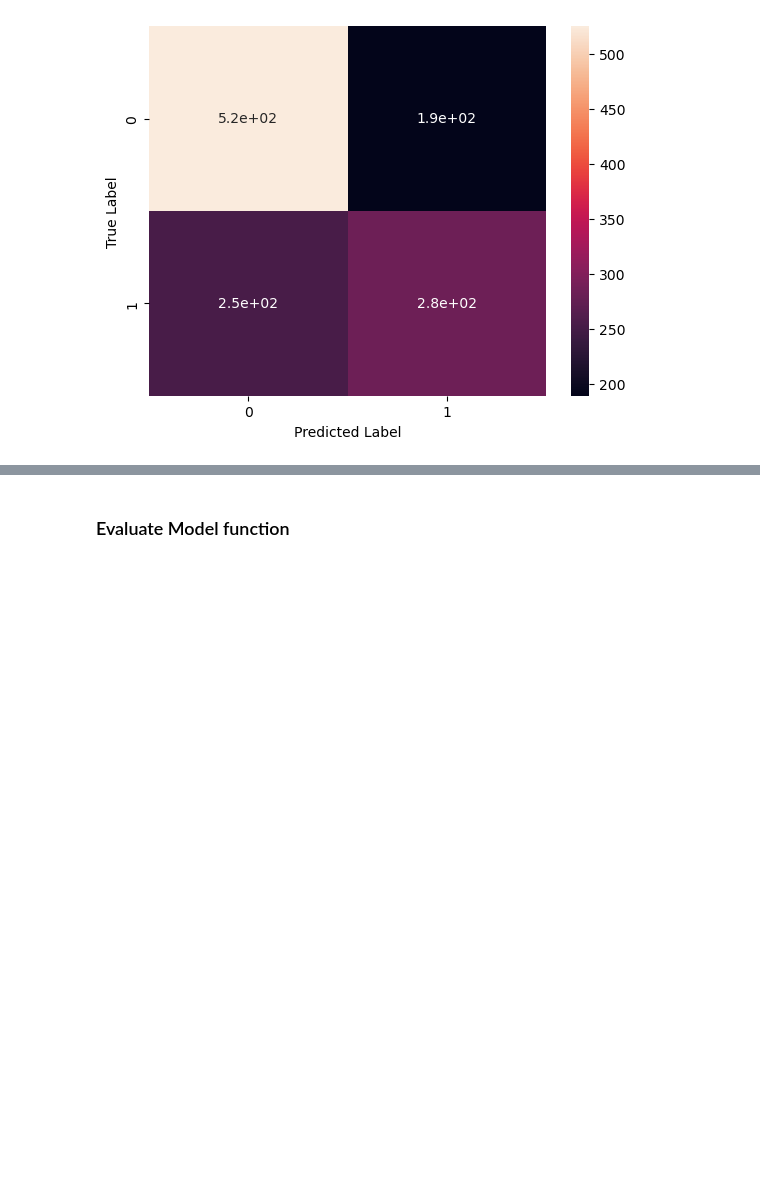
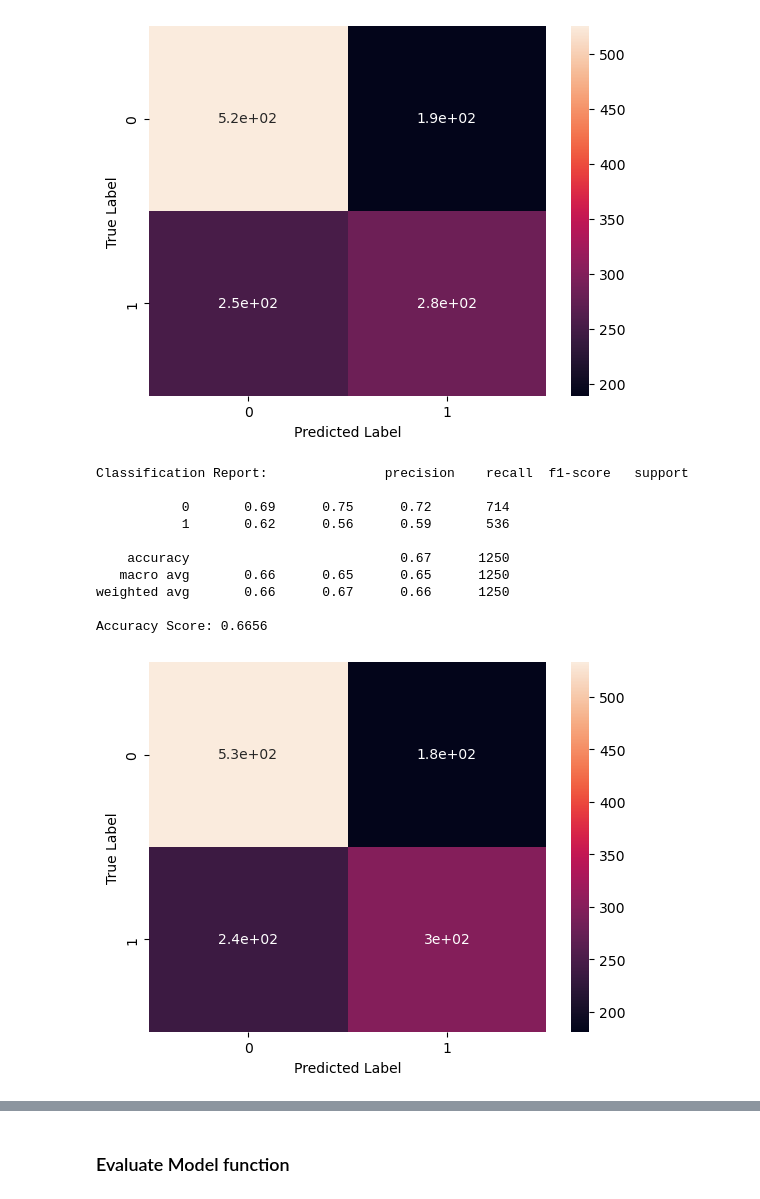
Before and after one commit to alim0118/customer-churn-predictor, a Jupyter notebook: Churn_Predictor.ipynb, the cells around one changed output, grey strips where cells are left out. Saved outputs shown, nothing was run; the diff lists cells and outputs as text; code cells hidden in the pictures; blank space fills up the shorter version.

```diff
--- a/Churn_Predictor.ipynb
+++ b/Churn_Predictor.ipynb
@@ -666,3 +668,24 @@ weighted avg       0.64      0.65      0.64      1250
 
 Accuracy Score: 0.6464
 [figure]
+# %%
+# increase number of branches (default=100)
+
+randomforest_200 = RandomForestClassifier(random_state=0, n_estimators=200)
+randomforest_200.fit(X_train, Y_train)
+y_pred_RF = randomforest_200.predict(X_test)
+
+print_classification_report(Y_test, y_pred_RF)
+print_conf_matrix(Y_test, y_pred_RF)
+# %% [output]
+Classification Report:               precision    recall  f1-score   support
+
+           0       0.69      0.75      0.72       714
+           1       0.62      0.56      0.59       536
+
+    accuracy                           0.67      1250
+   macro avg       0.66      0.65      0.65      1250
+weighted avg       0.66      0.67      0.66      1250
+
+Accuracy Score: 0.6656
+[figure, added]
```
Also changed, not shown: parts of 8 cells of this notebook.
